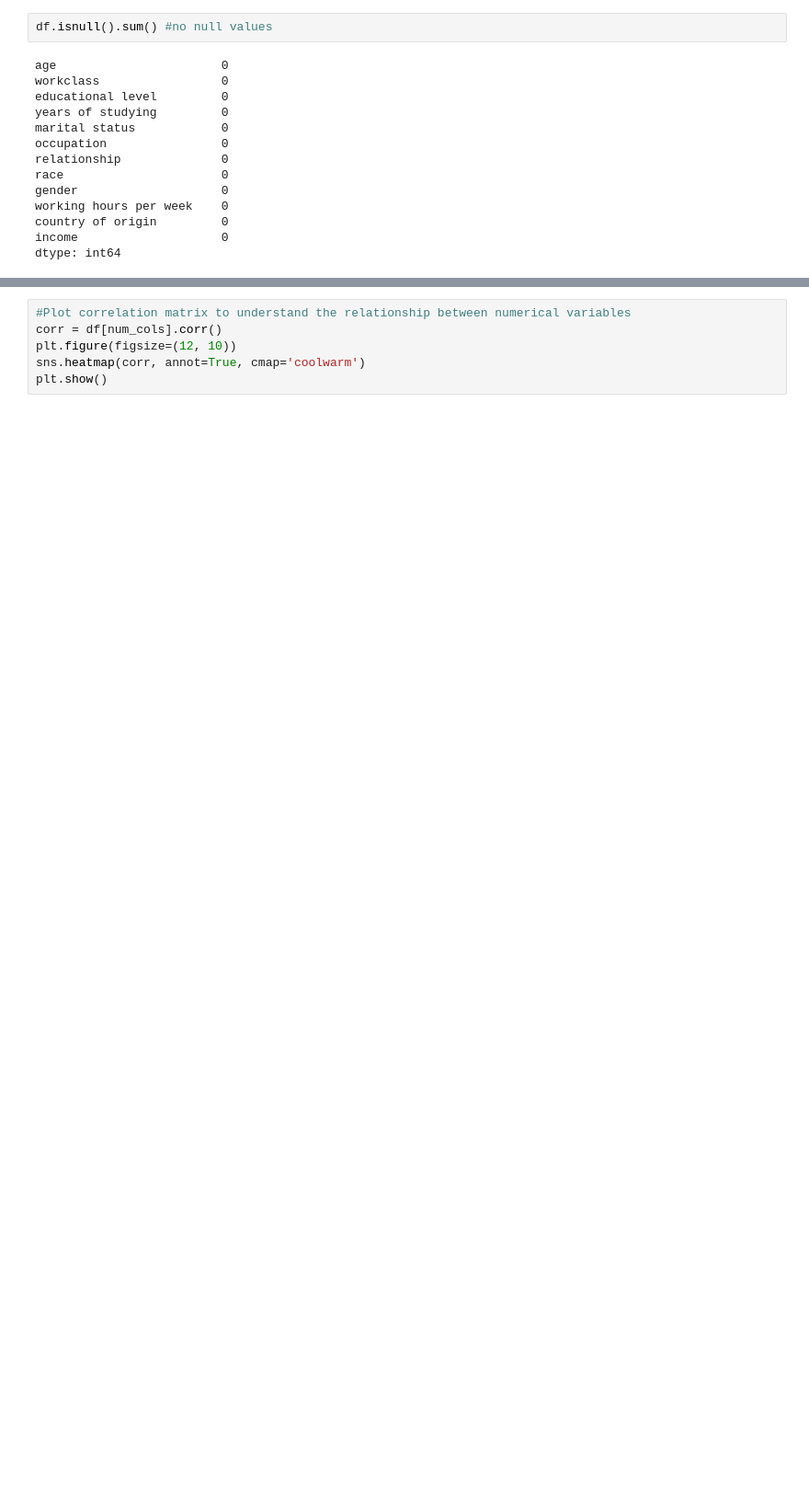
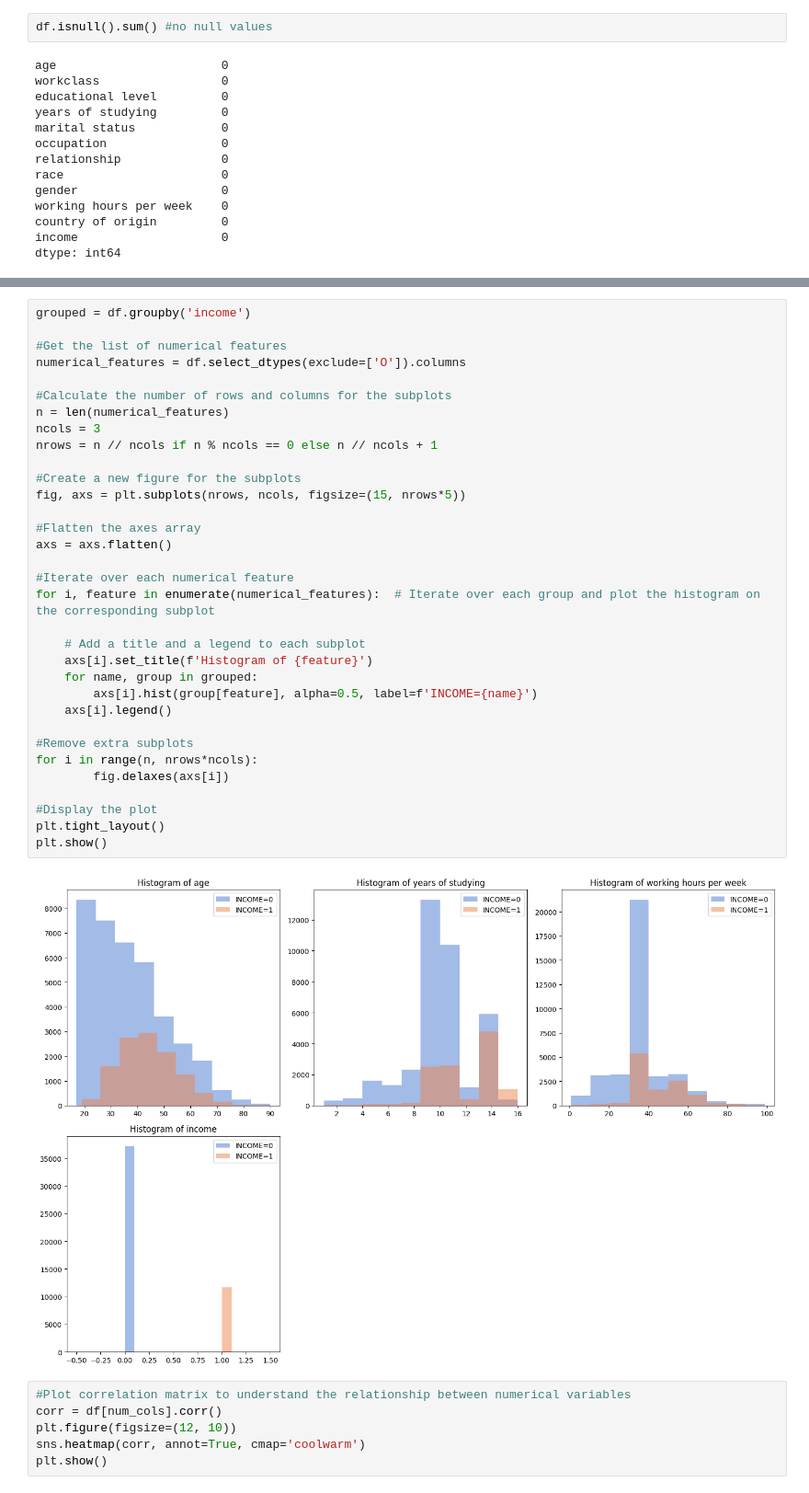
Before and after one commit to shivamagharkar/Dijikstra, a Jupyter notebook: main/Explanatory_data_analysis.ipynb, the cells around one changed output, grey strips where cells are left out. Shown at 92% size. Drawn from its saved outputs; the diff is of its cells as text; blank space fills up the shorter version.

Commit message:
group_project_preliminary_analysis

```diff
--- a/main/Explanatory_data_analysis.ipynb
+++ b/main/Explanatory_data_analysis.ipynb
@@ -54,3 +81,38 @@ plt.show()
+# %%
+grouped = df.groupby('income')
+
+#Get the list of numerical features
+numerical_features = df.select_dtypes(exclude=['O']).columns
+
+#Calculate the number of rows and columns for the subplots
+n = len(numerical_features)
+ncols = 3
+nrows = n // ncols if n % ncols == 0 else n // ncols + 1
+
+#Create a new figure for the subplots
+fig, axs = plt.subplots(nrows, ncols, figsize=(15, nrows*5))
+
+#Flatten the axes array
+axs = axs.flatten()
+
+#Iterate over each numerical feature
+for i, feature in enumerate(numerical_features):  # Iterate over each group and plot the histogram on the corresponding subplot
+
+    # Add a title and a legend to each subplot
+    axs[i].set_title(f'Histogram of {feature}')
+    for name, group in grouped:
+        axs[i].hist(group[feature], alpha=0.5, label=f'INCOME={name}')
+    axs[i].legend()
+
+#Remove extra subplots
+for i in range(n, nrows*ncols):
+        fig.delaxes(axs[i])
+
+#Display the plot
+plt.tight_layout()
+plt.show()
+# %% [output]
+[figure, added]
 # %%
 #Plot correlation matrix to understand the relationship between numerical variables
 corr = df[num_cols].corr()
```
Also changed, not shown: parts of 4 cells of this notebook, 3 other files.
